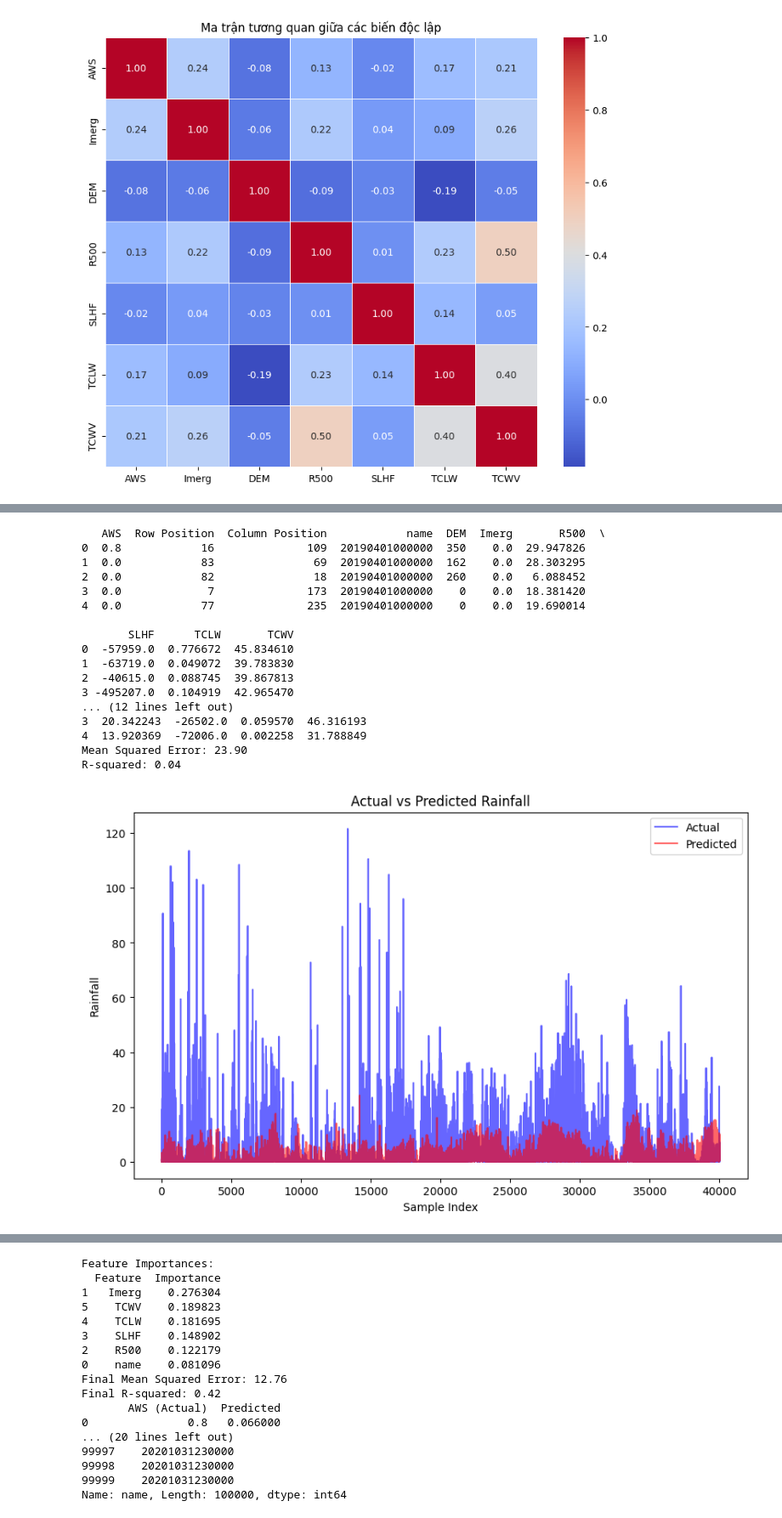
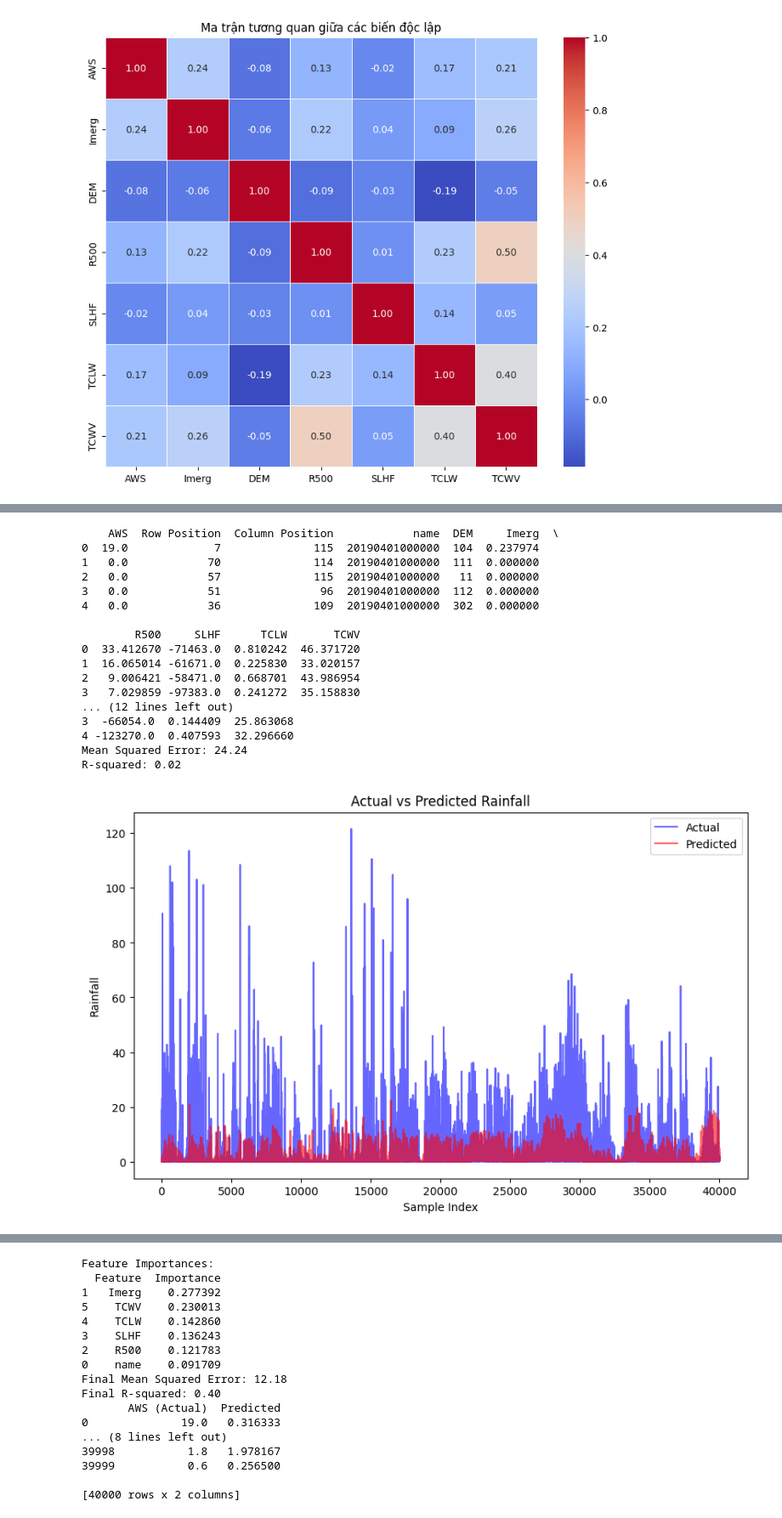
Before and after one commit to Le-Bao-181003/CVDHD, a Jupyter notebook: RandomForest.ipynb, the cells around one changed output, grey strips where cells are left out. Shown: that part at 85% size. Cells and saved outputs as stored; diff of their text form; code cells hidden in the pictures.

```diff
--- a/RandomForest.ipynb
+++ b/RandomForest.ipynb
@@ -143,13 +143,13 @@ import matplotlib.pyplot as plt
 
 # Load the dataset from your folder
 # Update the path to your actual file location
-file_path = '/content/data_validate.csv'
+file_path = '/content/data_test.csv'
 data_test = pd.read_csv(file_path)
 
 # Display the first few rows of the dataset to understand its structure
 print(data_test.head())
 
-file_path = '/content/data_test.csv'
+file_path = '/content/data_train.csv'
 data_train = pd.read_csv(file_path)
 
 # Display the first few rows of the dataset to understand its structure
@@ -242,47 +242,46 @@ X_train, X_test, y_train, y_test = train_test_split(data_train[final_features],
 
 final_rf_regressor = RandomForestRegressor(n_estimators=100, random_state=42, oob_score=True)
 final_rf_regressor.fit(X_train, y_train)
 
 # Final predictions
 final_y_pred = final_rf_regressor.predict(X_test)
 
 # Final evaluation
 final_mse = mean_squared_error(y_test, final_y_pred)
 final_r2 = r2_score(y_test, final_y_pred)
 print(f'Final Mean Squared Error: {final_mse:.2f}')
 print(f'Final R-squared: {final_r2:.2f}')
 
 # Show final evaluation table
 final_comparison_df = pd.DataFrame({
     'AWS (Actual)': AWS,
     'Predicted': final_y_pred
 })
 # final_comparison_df = final_comparison_df.sort_values(by='Predicted', ascending=False)
 
 print(f'{final_comparison_df}')
-print(f'name: {name_test}')
 
 final_comparison_df.to_csv('RandomForest.csv', index=False)
 
 # Step 5: Download the CSV file
 from google.colab import files
 files.download('RandomForest.csv')
 # %% [output]
-   AWS  Row Position  Column Position            name  DEM  Imerg       R500  \
-0  0.8            16              109  20190401000000  350    0.0  29.947826
-1  0.0            83               69  20190401000000  162    0.0  28.303295
-2  0.0            82               18  20190401000000  260    0.0   6.088452
-3  0.0             7              173  20190401000000    0    0.0  18.381420
-4  0.0            77              235  20190401000000    0    0.0  19.690014
+    AWS  Row Position  Column Position            name  DEM     Imerg  \
+0  19.0             7              115  20190401000000  104  0.237974
+1   0.0            70              114  20190401000000  111  0.000000
+2   0.0            57              115  20190401000000   11  0.000000
+3   0.0            51               96  20190401000000  112  0.000000
+4   0.0            36              109  20190401000000  302  0.000000
 
-       SLHF      TCLW       TCWV
-0  -57959.0  0.776672  45.834610
-1  -63719.0  0.049072  39.783830
-2  -40615.0  0.088745  39.867813
-3 -495207.0  0.104919  42.965470
+        R500     SLHF      TCLW       TCWV
+0  33.412670 -71463.0  0.810242  46.371720
+1  16.065014 -61671.0  0.225830  33.020157
+2   9.006421 -58471.0  0.668701  43.986954
+3   7.029859 -97383.0  0.241272  35.158830
 ... (12 lines left out)
-3  20.342243  -26502.0  0.059570  46.316193
-4  13.920369  -72006.0  0.002258  31.788849
-Mean Squared Error: 23.90
-R-squared: 0.04
+3  -66054.0  0.144409  25.863068
+4 -123270.0  0.407593  32.296660
+Mean Squared Error: 24.24
+R-squared: 0.02
-[figure, old version]
+[figure, new version]
@@ -290,19 +289,19 @@ R-squared: 0.04
 Feature Importances:
   Feature  Importance
-1   Imerg    0.276304
-5    TCWV    0.189823
-4    TCLW    0.181695
-3    SLHF    0.148902
-2    R500    0.122179
-0    name    0.081096
-Final Mean Squared Error: 12.76
-Final R-squared: 0.42
+1   Imerg    0.277392
+5    TCWV    0.230013
+4    TCLW    0.142860
+3    SLHF    0.136243
+2    R500    0.121783
+0    name    0.091709
+Final Mean Squared Error: 12.18
+Final R-squared: 0.40
        AWS (Actual)  Predicted
-0               0.8   0.066000
-... (20 lines left out)
-99997    20201031230000
-99998    20201031230000
-99999    20201031230000
-Name: name, Length: 100000, dtype: int64
+0              19.0   0.316333
+... (8 lines left out)
+39998           1.8   1.978167
+39999           0.6   0.256500
+
+[40000 rows x 2 columns]
 [interactive output not drawn]
 [interactive output not drawn]
```
Also changed, not shown: parts of 5 cells of this notebook.
